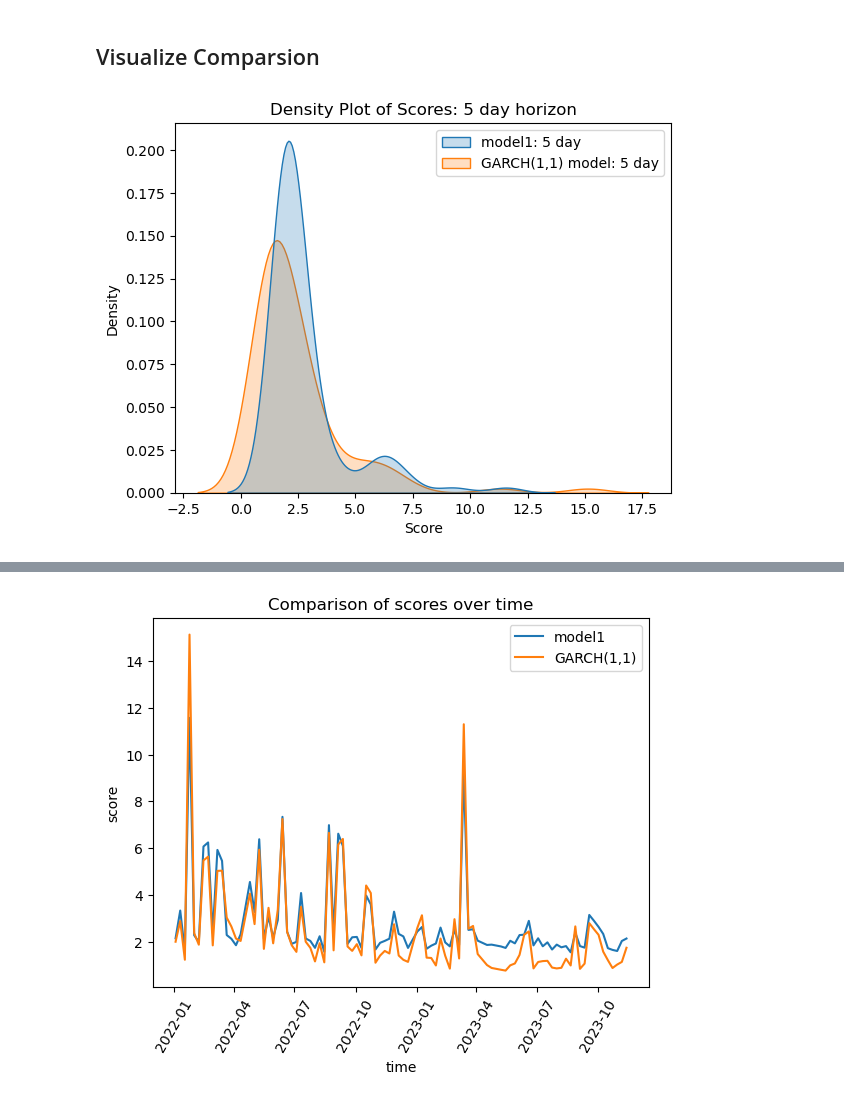
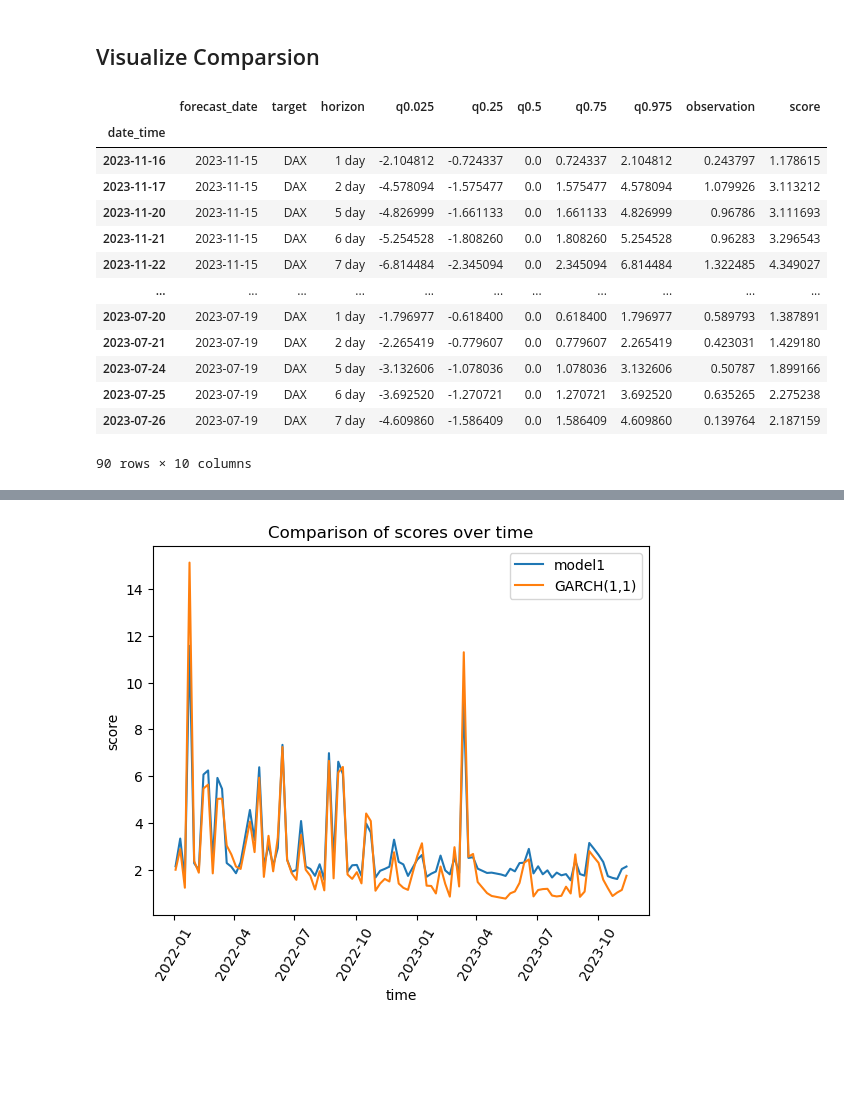
Before and after one commit to mweinreuter/PTSFC, a Jupyter notebook: evaluation/conduct_dax_evaluation.ipynb, the cells around one changed output, grey strips where cells are left out. Saved outputs shown, nothing was run; the diff lists cells and outputs as text; code cells hidden in the pictures; blank space fills up the shorter version.

Commit message:
Evaluation (hopefully) right now and TSMs dax

```diff
--- a/evaluation/conduct_dax_evaluation.ipynb
+++ b/evaluation/conduct_dax_evaluation.ipynb
@@ -53,5 +89,22 @@ Optimization terminated successfully    (Exit mode 0)
 # %% [markdown]
 ## Visualize Comparsion
+# %%
+models[1]['evaluation']
+# %% [output]
+|  | forecast_date | target | horizon | q0.025 | q0.25 | q0.5 | q0.75 | q0.975 | observation | score |
+| date_time |  |  |  |  |  |  |  |  |  |  |
+| 2023-11-16 | 2023-11-15 | DAX | 1 day | -2.104812 | -0.724337 | 0.0 | 0.724337 | 2.104812 | 0.243797 | 1.178615 |
+| 2023-11-17 | 2023-11-15 | DAX | 2 day | -4.578094 | -1.575477 | 0.0 | 1.575477 | 4.578094 | 1.079926 | 3.113212 |
+| 2023-11-20 | 2023-11-15 | DAX | 5 day | -4.826999 | -1.661133 | 0.0 | 1.661133 | 4.826999 | 0.96786 | 3.111693 |
+| 2023-11-21 | 2023-11-15 | DAX | 6 day | -5.254528 | -1.808260 | 0.0 | 1.808260 | 5.254528 | 0.96283 | 3.296543 |
+| 2023-11-22 | 2023-11-15 | DAX | 7 day | -6.814484 | -2.345094 | 0.0 | 2.345094 | 6.814484 | 1.322485 | 4.349027 |
+| ... | ... | ... | ... | ... | ... | ... | ... | ... | ... | ... |
+| 2023-07-20 | 2023-07-19 | DAX | 1 day | -1.796977 | -0.618400 | 0.0 | 0.618400 | 1.796977 | 0.589793 | 1.387891 |
+| 2023-07-21 | 2023-07-19 | DAX | 2 day | -2.265419 | -0.779607 | 0.0 | 0.779607 | 2.265419 | 0.423031 | 1.429180 |
+| 2023-07-24 | 2023-07-19 | DAX | 5 day | -3.132606 | -1.078036 | 0.0 | 1.078036 | 3.132606 | 0.50787 | 1.899166 |
+| 2023-07-25 | 2023-07-19 | DAX | 6 day | -3.692520 | -1.270721 | 0.0 | 1.270721 | 3.692520 | 0.635265 | 2.275238 |
+| 2023-07-26 | 2023-07-19 | DAX | 7 day | -4.609860 | -1.586409 | 0.0 | 1.586409 | 4.609860 | 0.139764 | 2.187159 |
+90 rows × 10 columns
 # %%
 # create table only containing different scores of different models
 
@@ -66,17 +119,4 @@ for h in horizons:
         names.append(col_name)
 
 score_df = pd.concat(scores, axis=1, keys=names)
-# %%
-sns.kdeplot(data=score_df.loc[:, ['model1: 5 day',
-            'GARCH(1,1) model: 5 day']], fill=True)
-
-# Adding labels and title
-plt.xlabel('Score')
-plt.ylabel('Density')
-plt.title('Density Plot of Scores: 5 day horizon')
-
-# Display the plot
-plt.show()
-# %% [output]
-[figure, removed]
 # %%
```
Also changed, not shown: parts of 7 cells of this notebook, 21 other files.
